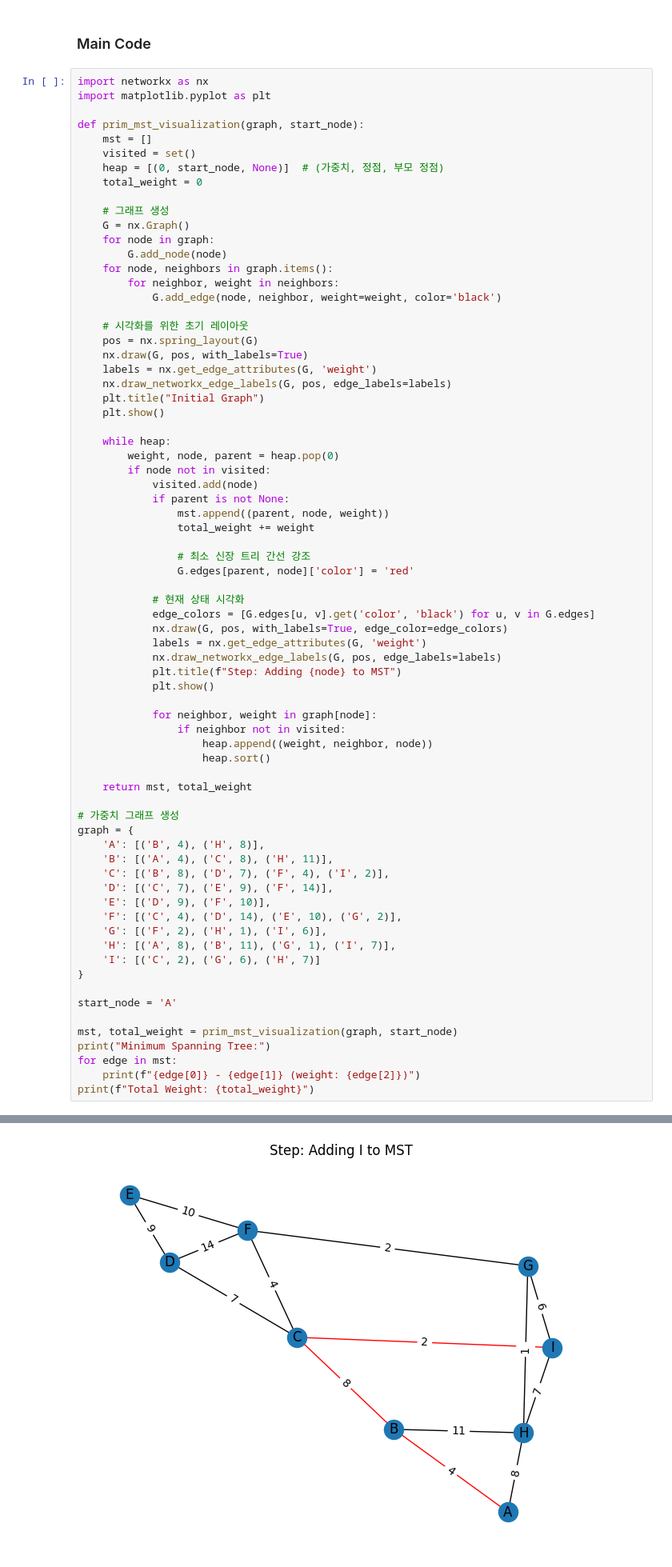
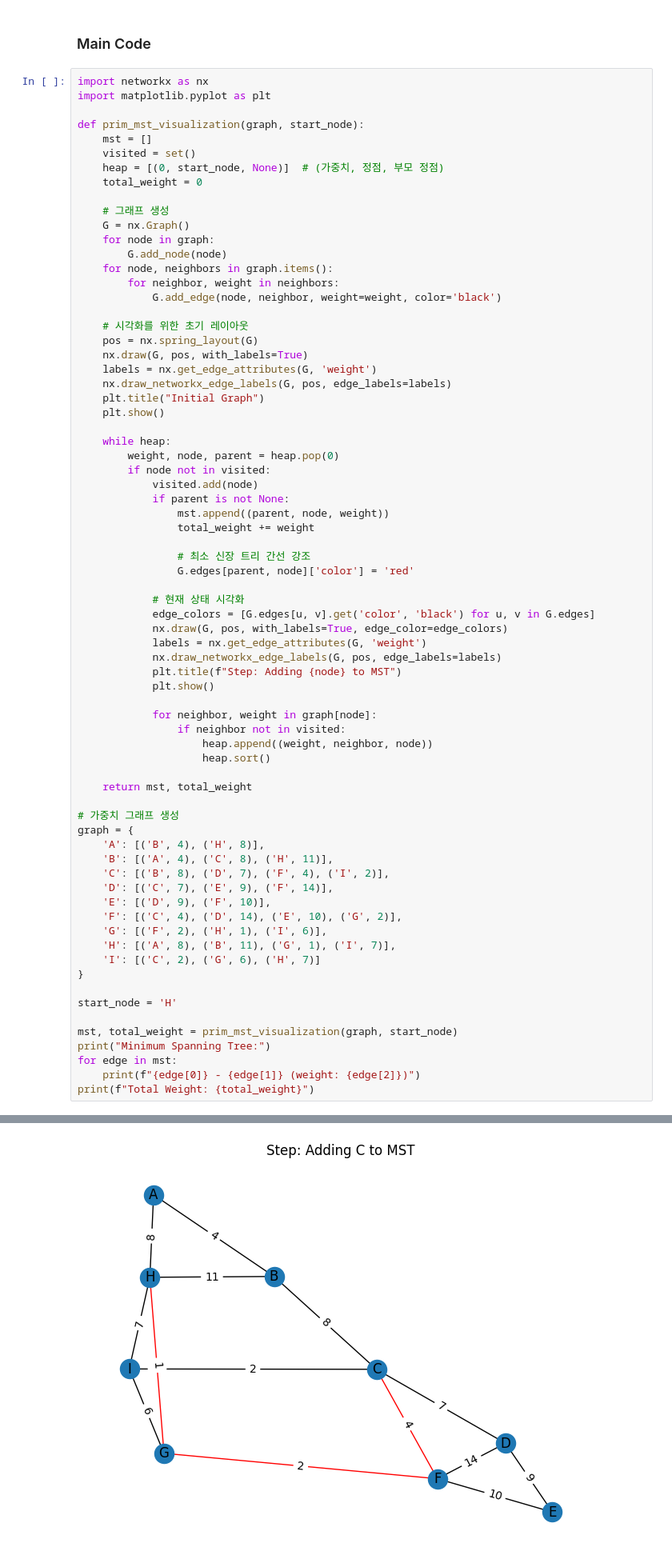
Before and after one commit to faransansj/Assignment_archive, a Jupyter notebook: Datastructure&Algorithm/강의자료/HomeWork/HW3(MST).ipynb, the cells around one changed output, grey strips where cells are left out. Shown at 80% size. Drawn from its saved outputs; the diff is of its cells as text.

```diff
--- a/Datastructure&Algorithm/강의자료/HomeWork/HW3(MST).ipynb
+++ b/Datastructure&Algorithm/강의자료/HomeWork/HW3(MST).ipynb
@@ -103,7 +103,7 @@ graph = {
     'I': [('C', 2), ('G', 6), ('H', 7)]
 }
 
-start_node = 'A'
+start_node = 'H'
 
 mst, total_weight = prim_mst_visualization(graph, start_node)
 print("Minimum Spanning Tree:")
@@ -118 +118 @@ print(f"Total Weight: {total_weight}")
-[figure, old version]
+[figure, new version]
```
Also changed, not shown: parts of 1 cell of this notebook.
